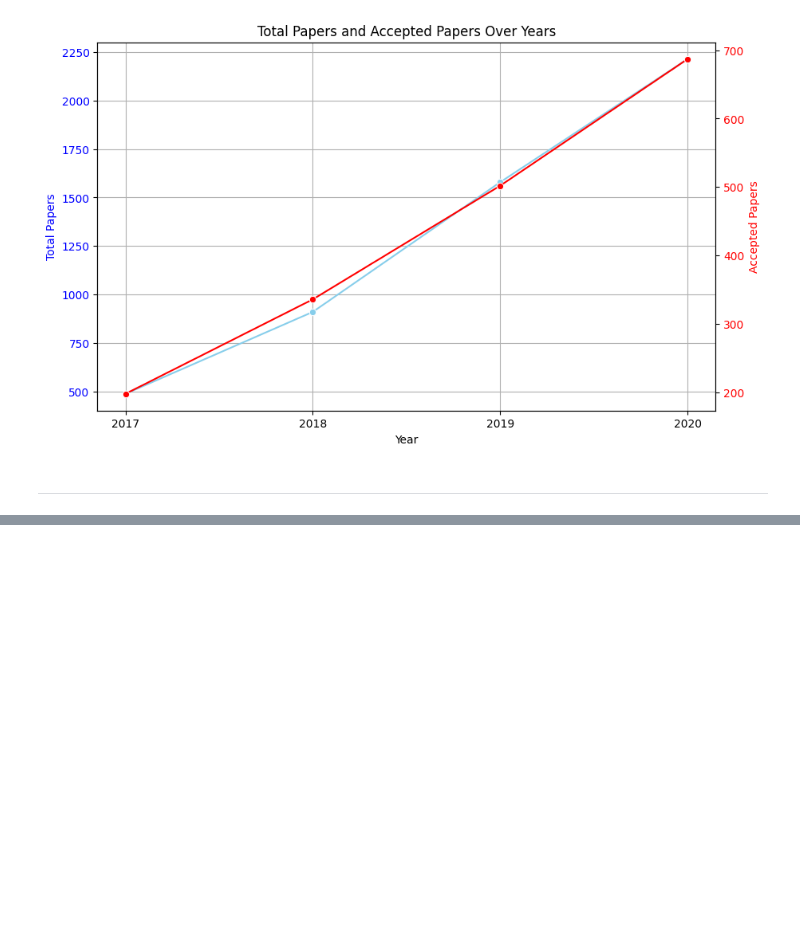
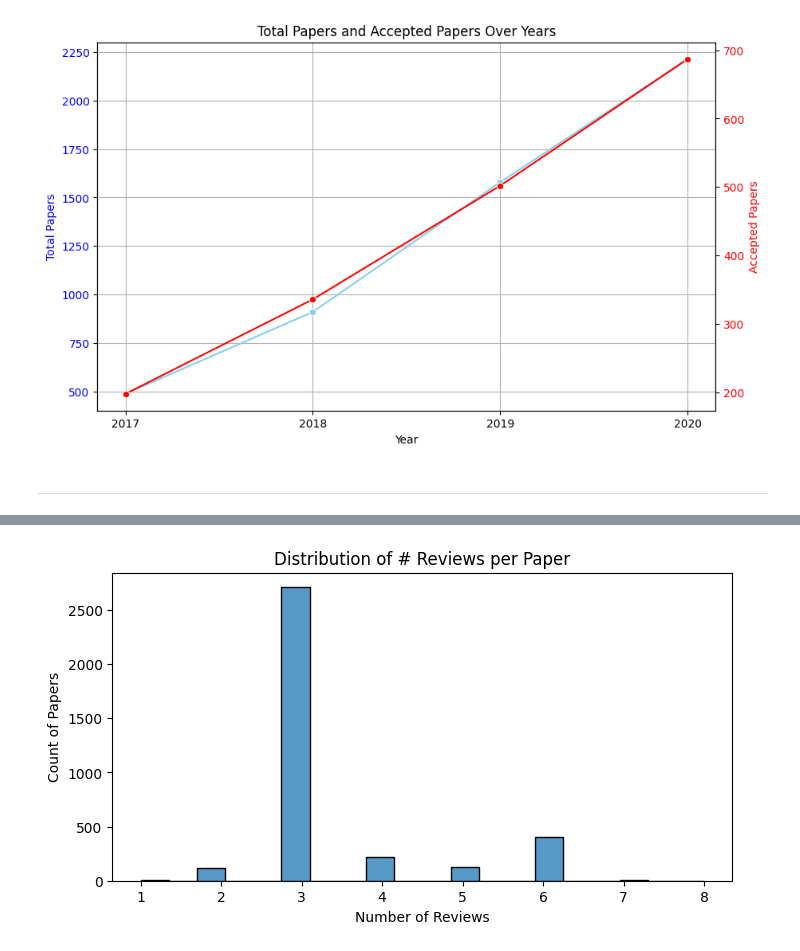
Before and after one commit to didemir/DLTA_project, a Jupyter notebook: eda.ipynb, the cells around one changed output, grey strips where cells are left out. Saved outputs shown, nothing was run; the diff lists cells and outputs as text; code cells hidden in the pictures; blank space fills up the shorter version.

```diff
--- a/eda.ipynb
+++ b/eda.ipynb
@@ -505,0 +641,17 @@ plt.show()
+# %%
+merged_nips = nips_reviews_df.merge(
+    nips_paper_df[['paper_id','year']], on='paper_id', how='left'
+)
+reviews_per_paper = (
+    merged_nips.groupby('paper_id')
+          .size()
+          .reset_index(name='n_reviews')
+)
+plt.figure(figsize=(8,4))
+sns.histplot(reviews_per_paper['n_reviews'], bins=20, kde=False)
+plt.title('Distribution of # Reviews per Paper')
+plt.xlabel('Number of Reviews')
+plt.ylabel('Count of Papers')
+plt.show()
+# %% [output]
+[figure, added]
```
Also changed, not shown: parts of 36 cells of this notebook.
